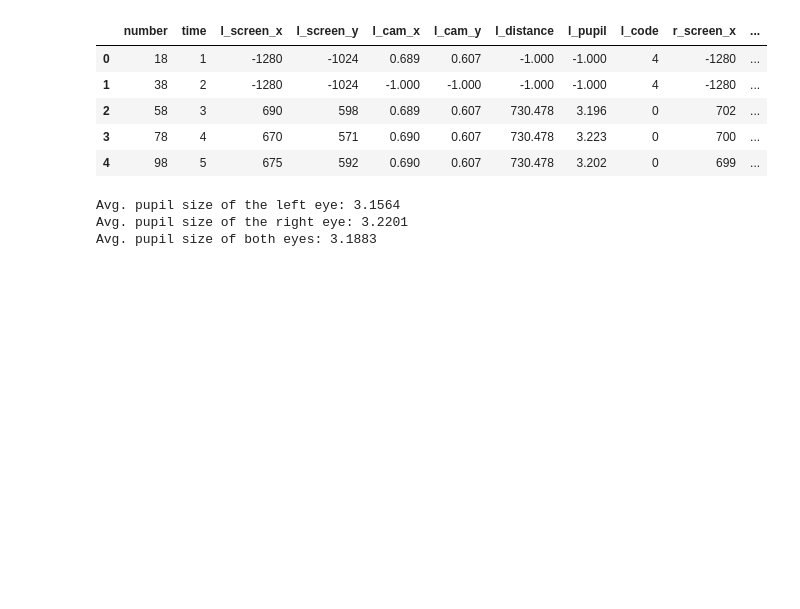
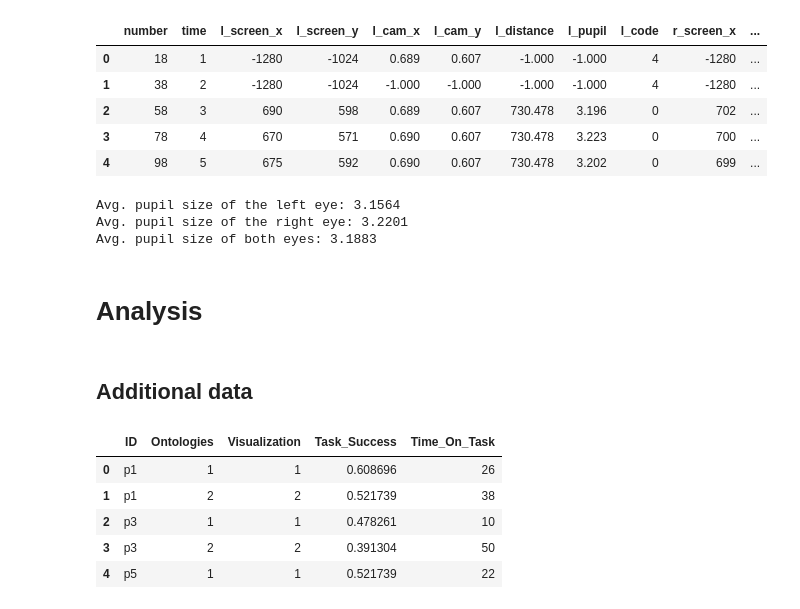
Before and after one commit to isaac-co/eyegaze-visualization, a Jupyter notebook: eygaze-metrics.ipynb, the cells around one changed output. Cells and saved outputs as stored; diff of their text form; code cells hidden in the pictures; blank space fills up the shorter version.

```diff
--- a/eygaze-metrics.ipynb
+++ b/eygaze-metrics.ipynb
@@ -382,3 +382,7 @@ print_gaze_metrics(gzd_tree)
 Avg. pupil size of the left eye: 3.1564
 Avg. pupil size of the right eye: 3.2201
 Avg. pupil size of both eyes: 3.1883
+# %% [markdown]
+# Analysis
+# %% [markdown]
+## Additional data
@@ -384,0 +391,9 @@ Avg. pupil size of both eyes: 3.1883
+# %%
+add_data.head()
+# %% [output]
+|  | ID | Ontologies | Visualization | Task_Success | Time_On_Task |
+| 0 | p1 | 1 | 1 | 0.608696 | 26 |
+| 1 | p1 | 2 | 2 | 0.521739 | 38 |
+| 2 | p3 | 1 | 1 | 0.478261 | 10 |
+| 3 | p3 | 2 | 2 | 0.391304 | 50 |
+| 4 | p5 | 1 | 1 | 0.521739 | 22 |
```
Also changed, not shown: parts of 10 cells of this notebook.
